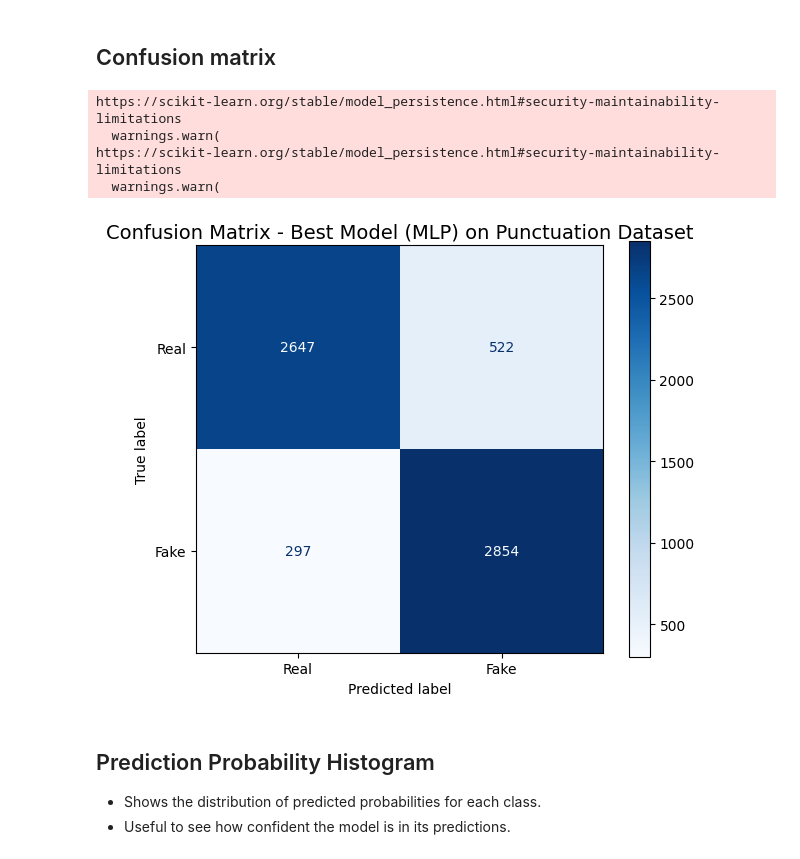
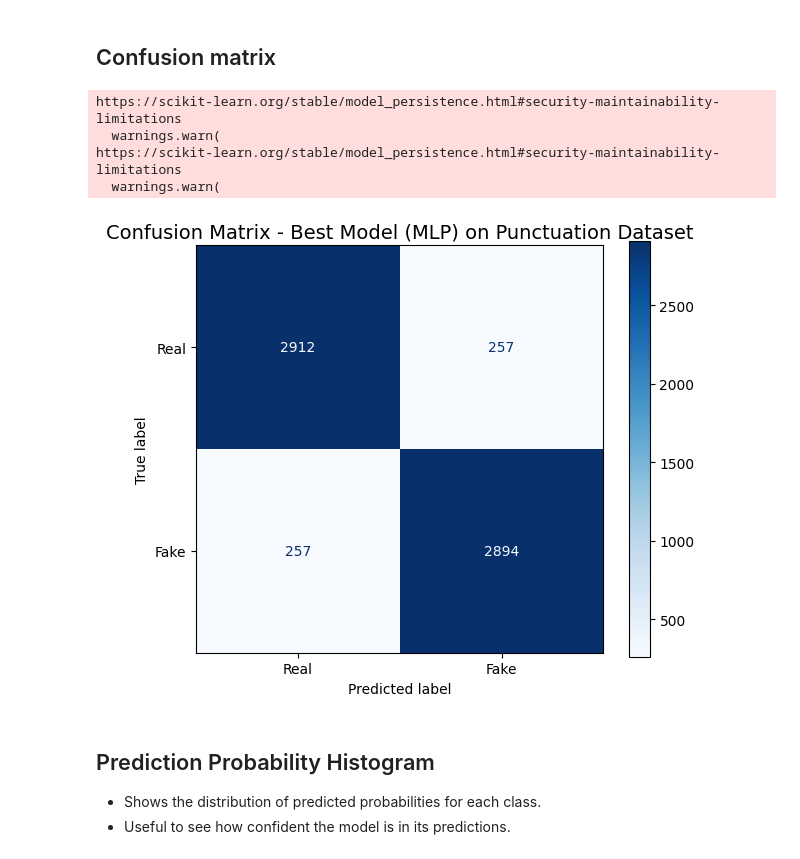
Before and after one commit to DuarteCruz6/MLChallenge-2526, a Jupyter notebook: notebooks/report_stuff/best_model.ipynb, the cells around one changed output. Drawn from its saved outputs; the diff is of its cells as text; code cells hidden in the pictures.

```diff
--- a/notebooks/report_stuff/best_model.ipynb
+++ b/notebooks/report_stuff/best_model.ipynb
@@ -46,7 +46,7 @@ test['text_clean']  = test['Text'].apply(clean_data)
 test = test.dropna(subset=['text_clean']).reset_index(drop=True)
 
 # fit on training texts and transform all splits
-tfidf = joblib.load("../artifacts/punctuation/tfidf_vectorizer.joblib")
+tfidf = joblib.load("../artifacts/punctuation_no_stop_words/tfidf_vectorizer.joblib")
 
 X_train = tfidf.transform(train['text_clean'])
 X_val   = tfidf.transform(val['text_clean'])
@@ -66,29 +66,29 @@ TF-IDF shapes: (50554, 5000) (6321, 5000) (6320, 5000)
 # %%
 from sklearn.metrics import confusion_matrix, ConfusionMatrixDisplay
 
 # Loading the model
-best_model = joblib.load("../artifacts/punctuation/models/mlp_best.joblib")
+best_model = joblib.load("../artifacts/punctuation_no_stop_words/models/mlp_best.joblib")
 
 # Predict on test set
 y_pred = best_model.predict(X_test)
 
 # Compute confusion matrix
 cm = confusion_matrix(y_test, y_pred)
 disp = ConfusionMatrixDisplay(confusion_matrix=cm, display_labels=["Real", "Fake"])
 
 # Plot
 plt.figure(figsize=(6,5))
 disp.plot(cmap="Blues", values_format="d", ax=plt.gca())
 plt.title("Confusion Matrix - Best Model (MLP) on Punctuation Dataset", fontsize=14)
 plt.tight_layout()
 plt.savefig("../../report/assets/best_model/confusion_matrix_best_model.png")
 plt.show()
 # %% [output]
 https://scikit-learn.org/stable/model_persistence.html#security-maintainability-limitations
   warnings.warn(
 https://scikit-learn.org/stable/model_persistence.html#security-maintainability-limitations
   warnings.warn(
-[figure, old version]
+[figure, new version]
 # %% [markdown]
 ## Prediction Probability Histogram
 - Shows the distribution of predicted probabilities for each class.
```
Also changed, not shown: parts of 3 cells of this notebook, 54 other files.
